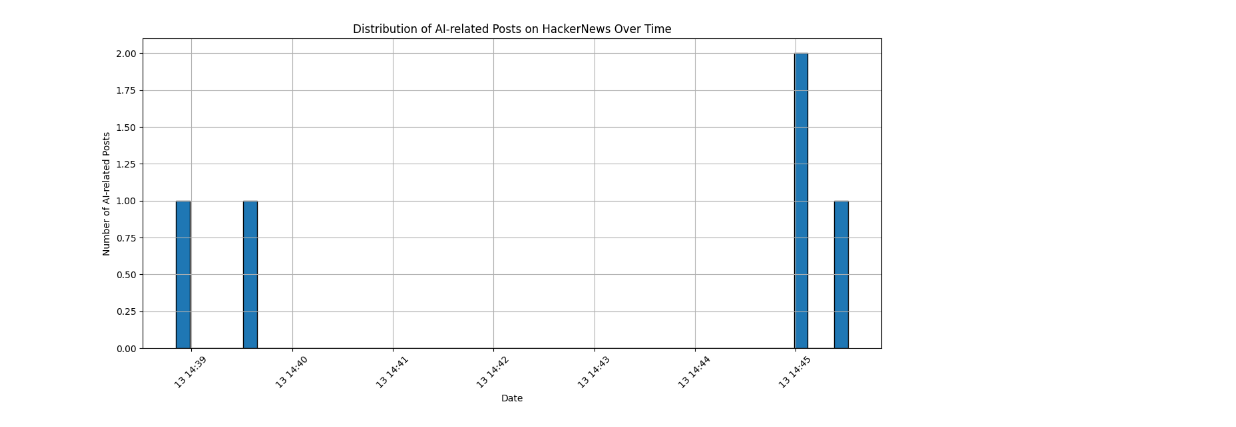
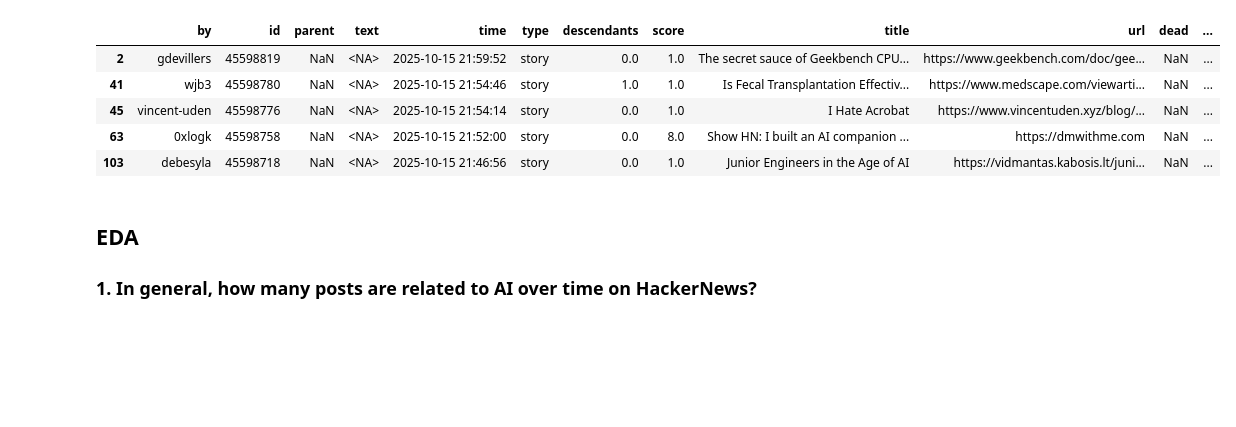
Before and after one commit to dmitrijun/hackernews_analytics, a Jupyter notebook: notebooks/eda.ipynb, the cells around one changed output. Cells and saved outputs as stored; diff of their text form; code cells hidden in the pictures; blank space fills up the shorter version.

```diff
--- a/notebooks/eda.ipynb
+++ b/notebooks/eda.ipynb
@@ -28,15 +98,14 @@ users.head()
-# %%
-# 1. In general, how many posts are related to AI over time on HackerNews?
-ai_posts = items[items['title'].str.contains('AI', case=False, na=False)]
-
-# Create histogram
-plt.figure(figsize=(12, 6))
-ai_posts['time'].hist(bins=50, edgecolor='black')
-plt.xlabel('Date')
-plt.ylabel('Number of AI-related Posts')
-plt.title('Distribution of AI-related Posts on HackerNews Over Time')
-plt.xticks(rotation=45)
-plt.tight_layout()
-plt.show()
-# %% [output]
-[figure, removed]
+# %%
+posts = items[items['type'].isin(['story', 'poll', 'job'])]
+posts.head()
+# %% [output]
+|  | by | id | parent | text | time | type | descendants | score | title | url | dead | ... |
+| 2 | gdevillers | 45598819 | NaN | <NA> | 2025-10-15 21:59:52 | story | 0.0 | 1.0 | The secret sauce of Geekbench CPU... | https://www.geekbench.com/doc/gee... | NaN | ... |
+| 41 | wjb3 | 45598780 | NaN | <NA> | 2025-10-15 21:54:46 | story | 1.0 | 1.0 | Is Fecal Transplantation Effectiv... | https://www.medscape.com/viewarti... | NaN | ... |
+| 45 | vincent-uden | 45598776 | NaN | <NA> | 2025-10-15 21:54:14 | story | 0.0 | 1.0 | I Hate Acrobat | https://www.vincentuden.xyz/blog/... | NaN | ... |
+| 63 | 0xlogk | 45598758 | NaN | <NA> | 2025-10-15 21:52:00 | story | 0.0 | 8.0 | Show HN: I built an AI companion ... | https://dmwithme.com | NaN | ... |
+| 103 | debesyla | 45598718 | NaN | <NA> | 2025-10-15 21:46:56 | story | 0.0 | 1.0 | Junior Engineers in the Age of AI | https://vidmantas.kabosis.lt/juni... | NaN | ... |
+# %% [markdown]
+## EDA
+
+### 1. In general, how many posts are related to AI over time on HackerNews?
```
Also changed, not shown: parts of 25 cells of this notebook, 2 other files.
